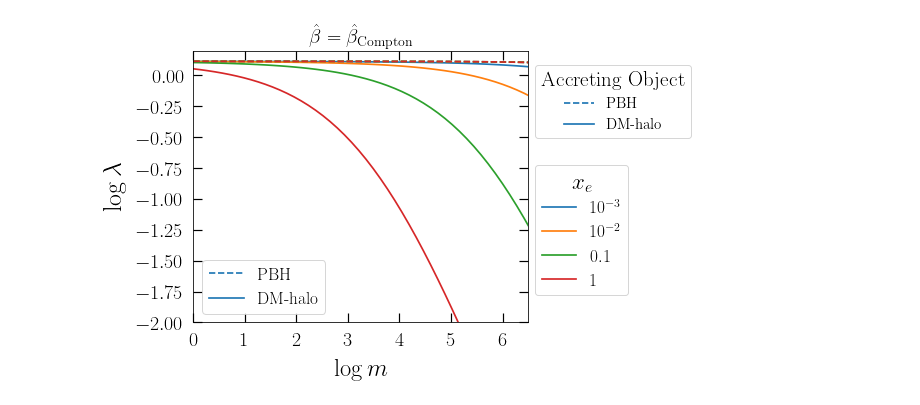
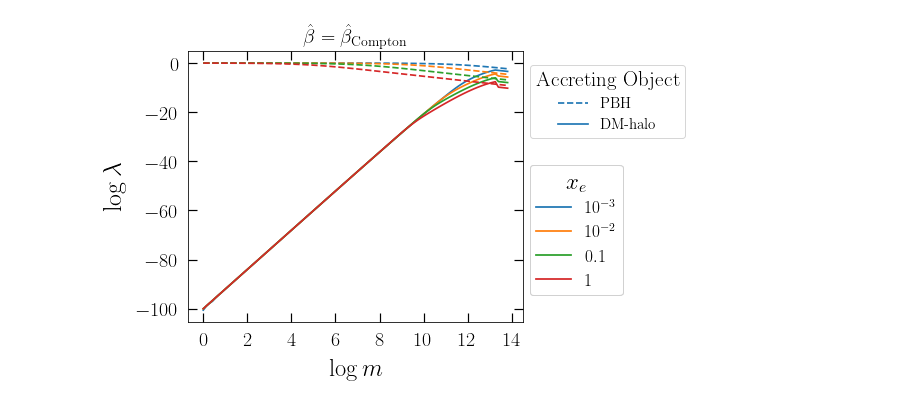
Before and after one commit to pratibhajangra591/project-2, a Jupyter notebook: lambda_acc.ipynb, the cells around one changed output. Drawn from its saved outputs; the diff is of its cells as text; code cells hidden in the pictures.

```diff
--- a/lambda_acc.ipynb
+++ b/lambda_acc.ipynb
@@ -53,8 +74,12 @@ m_arr = np.geomspace(1, 1e6, 100)
 
 z = 1000
 for i, m in enumerate(m_arr):
-    λ_halo_arr[i] = λ_halo_β_Hubble(z, m)
     λ_pbh_arr[i] = λ_pbh_β_Hubble(z, m)
+    if k(z, m)<2:
+        λ_halo_arr[i] = λ_halo_extended_β_Hubble(z, m)
+    else:
+        λ_halo_arr[i] = λ_halo_pointmass_β_Hubble(z, m)
+
 plt.plot(np.log(m_arr), np.log(λ_pbh_arr),  ls = '--')
 plt.plot(np.log(m_arr), np.log(λ_halo_arr))
 
@@ -73,32 +98,40 @@ plt.show()
 # %%
 # When β = β_Compton
 
+
 def λ_pbh_β_Compton(z, m):
-    y = np.array(m, dtype = np.longdouble)
-    def c_s(z):
-        β = 1.72
-        z_dec = 130
-        return  5.74e3 * np.sqrt((1+z)/1000) * (((((1+z_dec)/(1 + z))**β) + 1)**(-1/(2 * β))) * (yr/pc)
+    def β_cap_pbh(z, m):
+        return 1e-4 * m * (((1+z)/1000)**(3/2)) * (((5.74e3 * (yr/pc))/v_eff(z))**3) * (1.45 * (x_e/0.01) * (((1+z)/1000)**(5/2)))
+    def x_cr_pbh(z, m):
+            return (-1 + np.sqrt(1 + β_cap_pbh(z, m)))/β_cap_pbh(z, m)
+    return np.exp((9/2)/(3 + β_cap_pbh(z, m)**(0.75))) * (x_cr_pbh(z, m)**2)
 
+
+
+def λ_halo_extended_β_Compton(z, m):
+    alpha = 2.25
+    p = 3 - alpha
+    power = p/(1-p)
     def β_cap(z, m):
-        return 1e-4 * y * (((1+z)/1000)**(3/2)) *  ((5.74e3 * (yr/pc)/v_eff(z))**3) * (0.257)
-
+        return 1e-4 * M_halo(z, m) * (((1+z)/1000)**(3/2)) * (((5.74e3 * (yr/pc))/v_eff(z))**3) * (1.45 * (x_e/0.01) * (((1+z)/1000)**(5/2)))
     def x_cr(z, m):
-        return (-1 + np.sqrt(1 + β_cap(z, m)))/β_cap(z, m)
-
-    return np.exp((9/2)/ (3 + β_cap(z, m)*(3/4))) * (x_cr(z, m)**2)
+        return  ((-1 + np.sqrt(1 + β_cap(z, m)))/β_cap(z, m))
+    def β_cap_halo(z, m):
+        return (k(z, m)**power) * β_cap(z, m)
+    def x_cr_halo(z, m):
+        return ((k(z, m)/2)**power) *  ((-1 + np.sqrt(1 + β_cap_halo(z, m)))/β_cap_halo(z, m))
+    def gamma_bar(z, m):
+        return ((1 + 10 * β_cap_halo(z, m))**(1/10)) * np.exp(2 - k(z, m)) * ((k(z, m)/2)**2)
+    return (gamma_bar(z, m)**power) *  np.exp((9/2)/(3 + β_cap_halo(z, m)**(0.75))) * (x_cr_halo(z, m)**2)
 
 
 
 
-
-def λ_halo_β_Compton(z, m):
-    def M_halo(z, m):
-        return 3 * m * (((1+z)/1000)**(-1))
+def λ_halo_pointmass_β_Compton(z, m):
     def β_cap_halo_pointmass(z, m):
-        return 1e-4 * (M_halo(z, m)) * (((1+z)/1000)**(3/2)) * (((5.74e3 * (yr/pc))/c_s(z))**3) * (1.45 * (x_e/0.01) * (((1+z)/1000)**(5/2)))
+        return 1e-4 *  M_halo(z, m) * (((1+z)/1000)**(3/2)) * (((5.74e3 * (yr/pc))/v_eff(z))**3) * (1.45 * (x_e/0.01) * (((1+z)/1000)**(5/2)))
     def x_cr_halo_pointmass(z, m):
-        return   ((-1 + np.sqrt(1 + β_cap_halo_pointmass(z, m)))/β_cap_halo_pointmass(z, m)) #((-1 + np.sqrt(1 + β_cap(z, m)))/β_cap(z, m))
+        return  ((-1 + np.sqrt(1 + β_cap_halo_pointmass(z, m)))/β_cap_halo_pointmass(z, m)) #((-1 + np.sqrt(1 + β_cap(z, m)))/β_cap(z, m))
     return np.exp((9/2)/(3 + β_cap_halo_pointmass(z, m)**(0.75))) * (x_cr_halo_pointmass(z, m)**2)
 
 
@@ -121,38 +154,40 @@ colors = ['C0', 'C1', 'C2', 'C3']
 
 for i, (x_e, color) in enumerate(zip(x_e_arr, colors)):
     for j, m in enumerate(m_arr):
-        λ_halo_arr[j] = λ_halo_β_Compton(z, m)
         λ_pbh_arr[j] = λ_pbh_β_Compton(z, m)
+        if k(z, m)<2:
+            λ_halo_arr[j]= λ_halo_extended_β_Compton(z, m)
+        else:
+            λ_halo_arr[j] = λ_halo_pointmass_β_Compton(z, m)
+
+
     plt.plot(np.log(m_arr), np.log(λ_pbh_arr), color = color,  ls = '--')
     plt.plot(np.log(m_arr), np.log(λ_halo_arr), color = color)
 
 
 
 
 
 ax.tick_params(axis='x', pad = 8.9)
 ax.tick_params(axis='y', pad = 8.9)
 lines = ax.get_lines()
 legend1 = plt.legend([lines[i] for i in [0, 1]], ["PBH", "DM-halo"], title = 'Accreting Object',
         title_fontsize = 21, loc = (1.02, 0.68), prop = {"size":15})
 legend2 = plt.legend([lines[i] for i in [1,3,5,7]], [ '$10^{-3}$' ,  '$10^{-2}$', '$0.1$', '$1$'], title = '$x_{e}$',
            title_fontsize = 23, loc = (1.02, 0.1), prop = {"size":17.3})
 
 ax.add_artist(legend1)
 ax.add_artist(legend2)
 
 
-plt.xlim(0, 6.5)
-plt.ylim(-2, 0.2)
+
 plt.xlabel('$\mathrm{log} \,m $',  fontsize = 24.5, labelpad = 10)
 plt.ylabel(' $\mathrm{log}\, \lambda$', fontsize = 26, labelpad = 10)
 plt.xticks(fontsize = 20)
 plt.yticks(fontsize = 20)
 plt.title(r'$\hat \beta  = \hat \beta_\mathrm{Compton}$', fontsize = 20, pad = 8)
-plt.legend( ['PBH' ,  'DM-halo'],
-           title_fontsize = 12, loc = 'lower left', prop = {"size":17.3})
 plt.savefig('beta_Compton.pdf', bbox_inches = 'tight')
 plt.show()
 plt.show()
 # %% [output]
-[figure, old version]
+[figure, new version]
```
Also changed, not shown: parts of 2 cells of this notebook.
